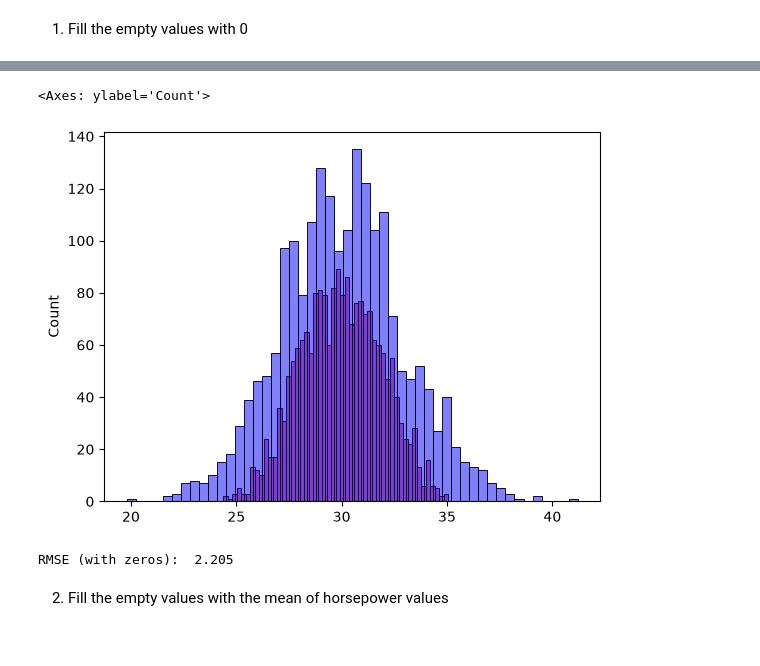
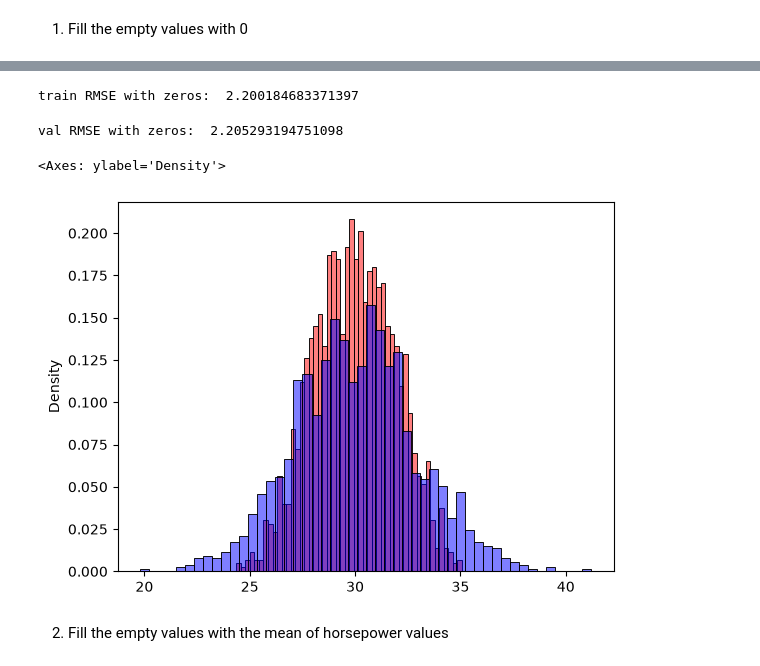
Before and after one commit to nexena93/ZoomML_Homeworks, a Jupyter notebook: homework_2/h2.ipynb, the cells around one changed output, grey strips where cells are left out. Saved outputs shown, nothing was run; the diff lists cells and outputs as text; code cells hidden in the pictures.

```diff
--- a/homework_2/h2.ipynb
+++ b/homework_2/h2.ipynb
@@ -148,6 +137,14 @@ array([[1900.,  239., 3790., 2015.],
 # %%
 w0_1, w_1 = train_linear_regression(X_train1, y_train)
+# %%
+y_pred_train1 = w0_1 + X_train1.dot(w_1)
+print('train RMSE with zeros: ', rmse(y_train, y_pred_train1))
+# %% [output]
+train RMSE with zeros:  2.200184683371397
 # %%
 X_val1 = df_val[base].fillna(0).values
 # %%
-y_pred1 = w0_1 + X_val1.dot(w_1)
+y_pred_val1 = w0_1 + X_val1.dot(w_1)
+print('val RMSE with zeros: ', rmse(y_val, y_pred_val1))
+# %% [output]
+val RMSE with zeros:  2.205293194751098
@@ -157,13 +151,9 @@ rmse1_arr = round(rmse1, 3)
 # %%
-sns.histplot(y_pred1, color = 'red', alpha = 0.5, bins = 50)
-sns.histplot(y_val, color = 'blue', alpha = 0.5, bins = 50)
+sns.histplot(y_pred_val1, color = 'red', alpha = 0.5, bins = 50, stat = "density")
+sns.histplot(y_val, color = 'blue', alpha = 0.5, bins = 50, stat = "density")
 # %% [output]
-<Axes: ylabel='Count'>
+<Axes: ylabel='Density'>
-[figure, old version]
+[figure, new version]
-# %%
-print("RMSE (with zeros): ", rmse1_arr)
-# %% [output]
-RMSE (with zeros):  2.205
 # %% [markdown]
 2. Fill the empty values with the mean of horsepower values
 # %%
```
Also changed, not shown: parts of 26 cells of this notebook, 1 other file.
